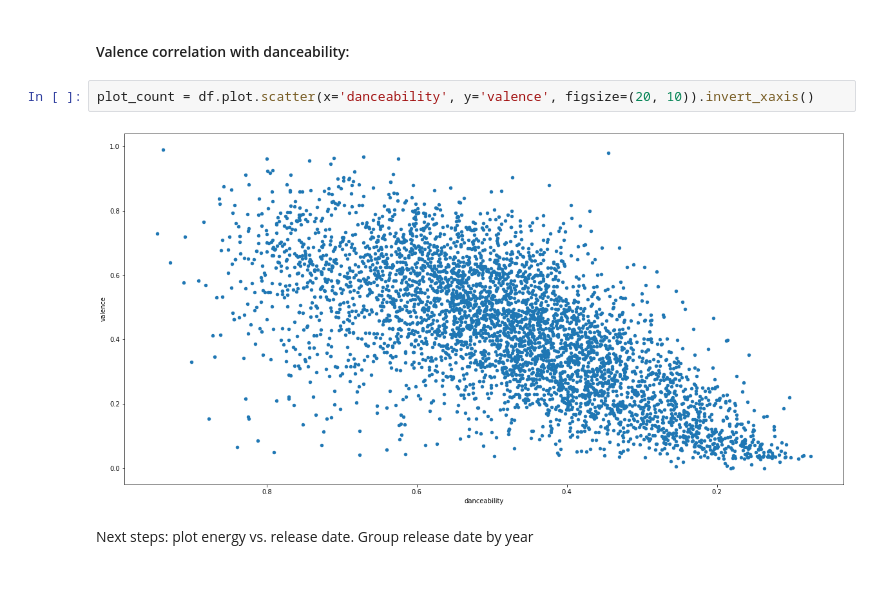
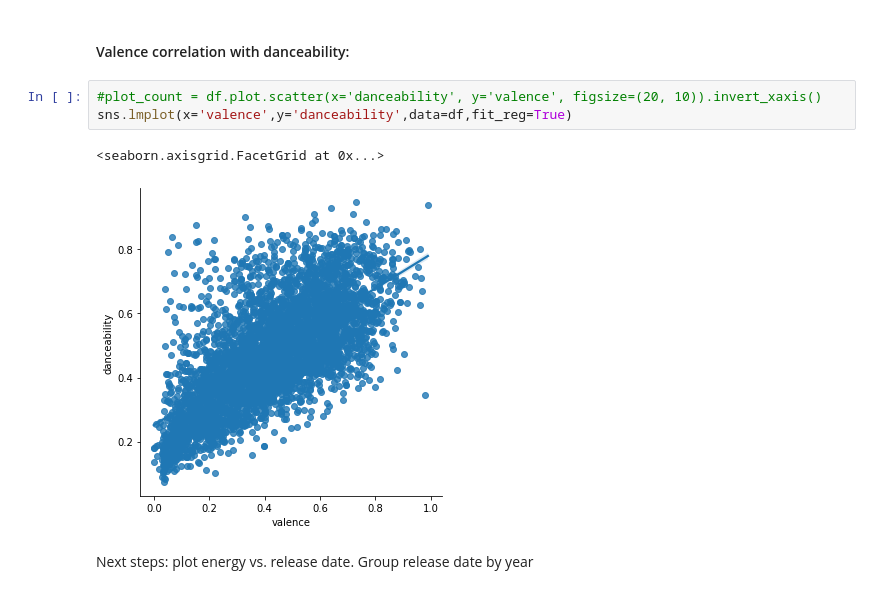
Before and after one commit to wbb-67/Spotify-Top-5000-Data-Visualizations, a Jupyter notebook: Spotify Top 5000 Data Visualizations.ipynb, the cells around one changed output. Cells and saved outputs as stored; diff of their text form.

```diff
--- a/Spotify Top 5000 Data Visualizations.ipynb
+++ b/Spotify Top 5000 Data Visualizations.ipynb
@@ -69,9 +70,11 @@ plot_count = df.plot.line(x='rel_date', y='avg_rat', figsize=(20, 10)).invert_xa
 # %% [markdown]
 #### Valence correlation with danceability:
 # %%
-plot_count = df.plot.scatter(x='danceability', y='valence', figsize=(20, 10)).invert_xaxis()
+#plot_count = df.plot.scatter(x='danceability', y='valence', figsize=(20, 10)).invert_xaxis()
+sns.lmplot(x='valence',y='danceability',data=df,fit_reg=True)
 # %% [output]
+<seaborn.axisgrid.FacetGrid at 0x...>
-[figure, old version]
+[figure, new version]
 # %% [markdown]
 Next steps: plot energy vs. release date. Group release date by year
 # %%
```
Also changed, not shown: parts of 1 cell of this notebook.
